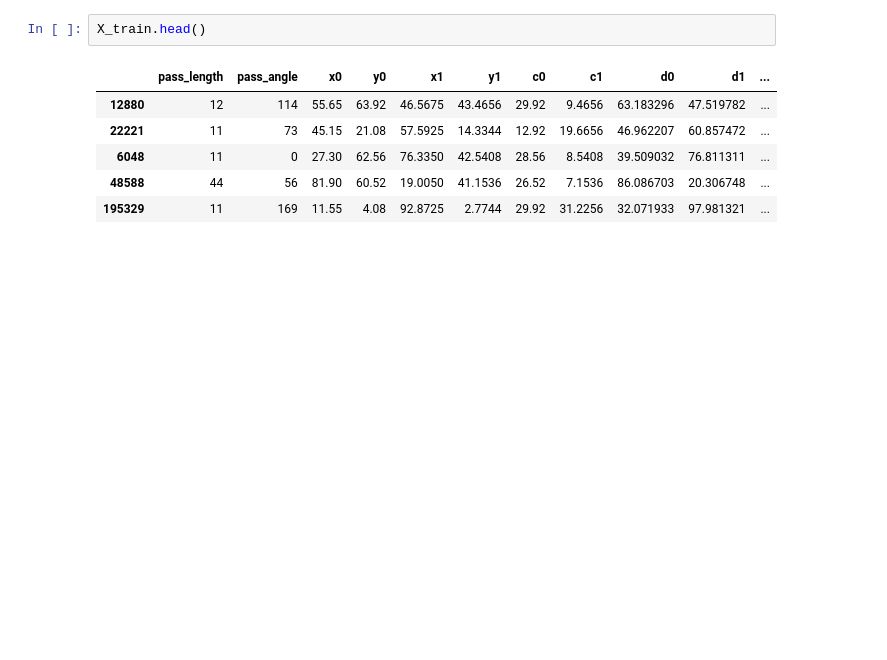
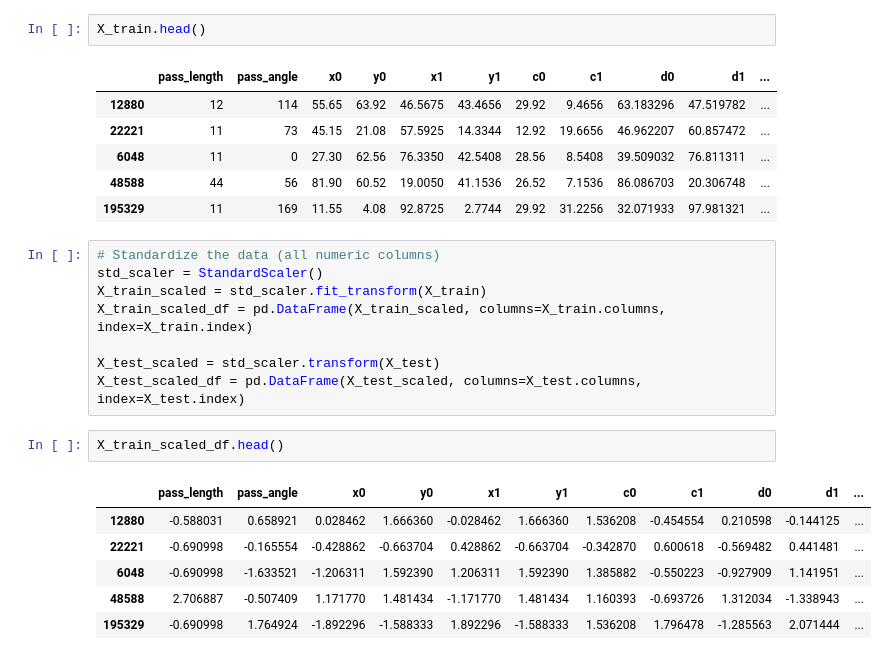
Before and after one commit to MarijnSt/soccermatics-project-2, a Jupyter notebook: notebooks/expected_danger.ipynb, the cells around one changed output. Drawn from its saved outputs; the diff is of its cells as text; blank space fills up the shorter version.

Commit message:
feat: standardscaler for X

```diff
--- a/notebooks/expected_danger.ipynb
+++ b/notebooks/expected_danger.ipynb
@@ -501,3 +504,20 @@ X_train.head()
 | 6048 | 11 | 0 | 27.30 | 62.56 | 76.3350 | 42.5408 | 28.56 | 8.5408 | 39.509032 | 76.811311 | ... |
 | 48588 | 44 | 56 | 81.90 | 60.52 | 19.0050 | 41.1536 | 26.52 | 7.1536 | 86.086703 | 20.306748 | ... |
 | 195329 | 11 | 169 | 11.55 | 4.08 | 92.8725 | 2.7744 | 29.92 | 31.2256 | 32.071933 | 97.981321 | ... |
+# %%
+# Standardize the data (all numeric columns)
+std_scaler = StandardScaler()
+X_train_scaled = std_scaler.fit_transform(X_train)
+X_train_scaled_df = pd.DataFrame(X_train_scaled, columns=X_train.columns, index=X_train.index)
+
+X_test_scaled = std_scaler.transform(X_test)
+X_test_scaled_df = pd.DataFrame(X_test_scaled, columns=X_test.columns, index=X_test.index)
+# %%
+X_train_scaled_df.head()
+# %% [output]
+|  | pass_length | pass_angle | x0 | y0 | x1 | y1 | c0 | c1 | d0 | d1 | ... |
+| 12880 | -0.588031 | 0.658921 | 0.028462 | 1.666360 | -0.028462 | 1.666360 | 1.536208 | -0.454554 | 0.210598 | -0.144125 | ... |
+| 22221 | -0.690998 | -0.165554 | -0.428862 | -0.663704 | 0.428862 | -0.663704 | -0.342870 | 0.600618 | -0.569482 | 0.441481 | ... |
+| 6048 | -0.690998 | -1.633521 | -1.206311 | 1.592390 | 1.206311 | 1.592390 | 1.385882 | -0.550223 | -0.927909 | 1.141951 | ... |
+| 48588 | 2.706887 | -0.507409 | 1.171770 | 1.481434 | -1.171770 | 1.481434 | 1.160393 | -0.693726 | 1.312034 | -1.338943 | ... |
+| 195329 | -0.690998 | 1.764924 | -1.892296 | -1.588333 | 1.892296 | -1.588333 | 1.536208 | 1.796478 | -1.285563 | 2.071444 | ... |
```
Also changed, not shown: parts of 2 cells of this notebook.
